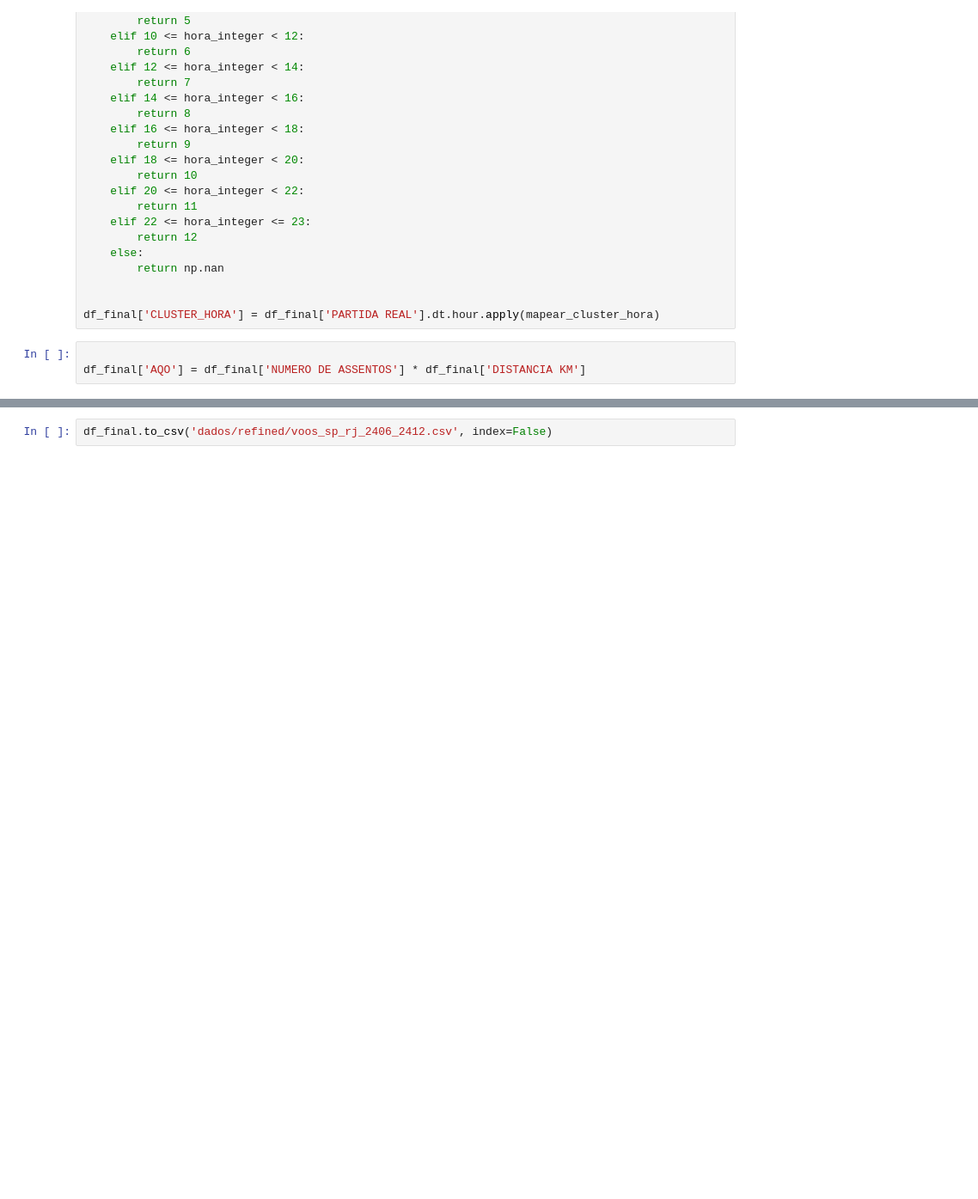
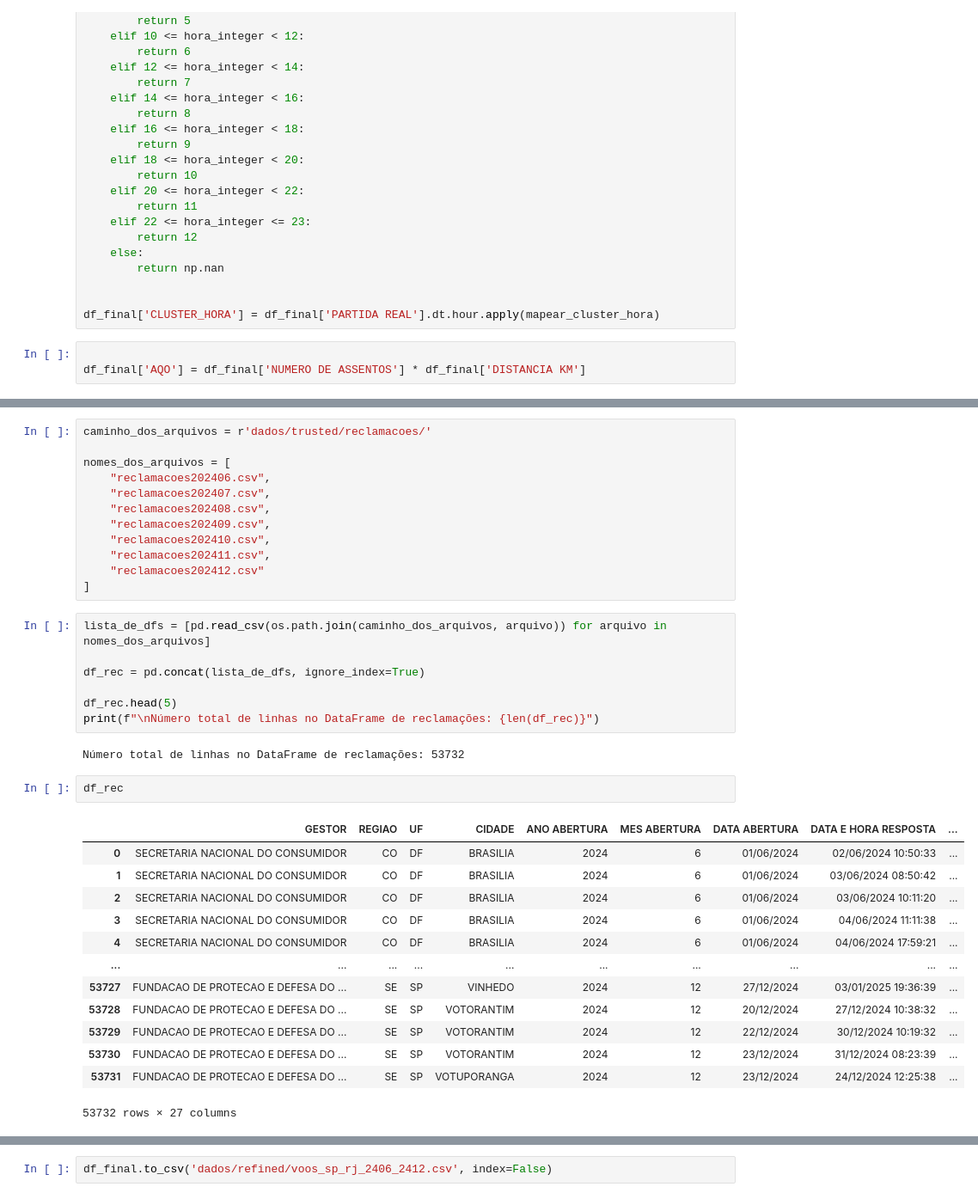
Before and after one commit to Ivanrangelpm/analise-de-voos, a Jupyter notebook: 03_refined.ipynb, the cells around one changed output, grey strips where cells are left out. Shown at 86% size. Cells and saved outputs as stored; diff of their text form; blank space fills up the shorter version.

```diff
--- a/03_refined.ipynb
+++ b/03_refined.ipynb
@@ -142,0 +143,37 @@ df_final
+# %%
+caminho_dos_arquivos = r'dados/trusted/reclamacoes/'
+
+nomes_dos_arquivos = [
+    "reclamacoes202406.csv",
+    "reclamacoes202407.csv",
+    "reclamacoes202408.csv",
+    "reclamacoes202409.csv",
+    "reclamacoes202410.csv",
+    "reclamacoes202411.csv",
+    "reclamacoes202412.csv"
+]
+# %%
+lista_de_dfs = [pd.read_csv(os.path.join(caminho_dos_arquivos, arquivo)) for arquivo in nomes_dos_arquivos]
+
+df_rec = pd.concat(lista_de_dfs, ignore_index=True)
+
+df_rec.head(5)
+print(f"\nNúmero total de linhas no DataFrame de reclamações: {len(df_rec)}")
+# %% [output]
+Número total de linhas no DataFrame de reclamações: 53732
+# %%
+df_rec
+# %% [output]
+|  | GESTOR | REGIAO | UF | CIDADE | ANO ABERTURA | MES ABERTURA | DATA ABERTURA | DATA E HORA RESPOSTA | ... |
+| 0 | SECRETARIA NACIONAL DO CONSUMIDOR | CO | DF | BRASILIA | 2024 | 6 | 01/06/2024 | 02/06/2024 10:50:33 | ... |
+| 1 | SECRETARIA NACIONAL DO CONSUMIDOR | CO | DF | BRASILIA | 2024 | 6 | 01/06/2024 | 03/06/2024 08:50:42 | ... |
+| 2 | SECRETARIA NACIONAL DO CONSUMIDOR | CO | DF | BRASILIA | 2024 | 6 | 01/06/2024 | 03/06/2024 10:11:20 | ... |
+| 3 | SECRETARIA NACIONAL DO CONSUMIDOR | CO | DF | BRASILIA | 2024 | 6 | 01/06/2024 | 04/06/2024 11:11:38 | ... |
+| 4 | SECRETARIA NACIONAL DO CONSUMIDOR | CO | DF | BRASILIA | 2024 | 6 | 01/06/2024 | 04/06/2024 17:59:21 | ... |
+| ... | ... | ... | ... | ... | ... | ... | ... | ... | ... |
+| 53727 | FUNDACAO DE PROTECAO E DEFESA DO ... | SE | SP | VINHEDO | 2024 | 12 | 27/12/2024 | 03/01/2025 19:36:39 | ... |
+| 53728 | FUNDACAO DE PROTECAO E DEFESA DO ... | SE | SP | VOTORANTIM | 2024 | 12 | 20/12/2024 | 27/12/2024 10:38:32 | ... |
+| 53729 | FUNDACAO DE PROTECAO E DEFESA DO ... | SE | SP | VOTORANTIM | 2024 | 12 | 22/12/2024 | 30/12/2024 10:19:32 | ... |
+| 53730 | FUNDACAO DE PROTECAO E DEFESA DO ... | SE | SP | VOTORANTIM | 2024 | 12 | 23/12/2024 | 31/12/2024 08:23:39 | ... |
+| 53731 | FUNDACAO DE PROTECAO E DEFESA DO ... | SE | SP | VOTUPORANGA | 2024 | 12 | 23/12/2024 | 24/12/2024 12:25:38 | ... |
+53732 rows × 27 columns
```
Also changed, not shown: parts of 12 cells of this notebook, 3 other files.
